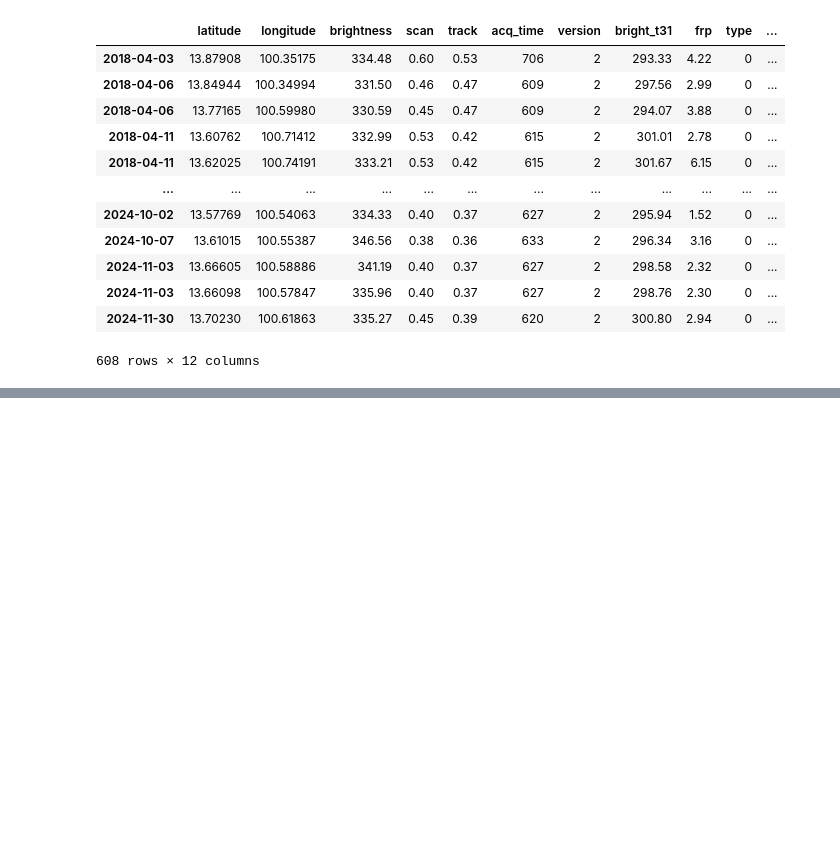
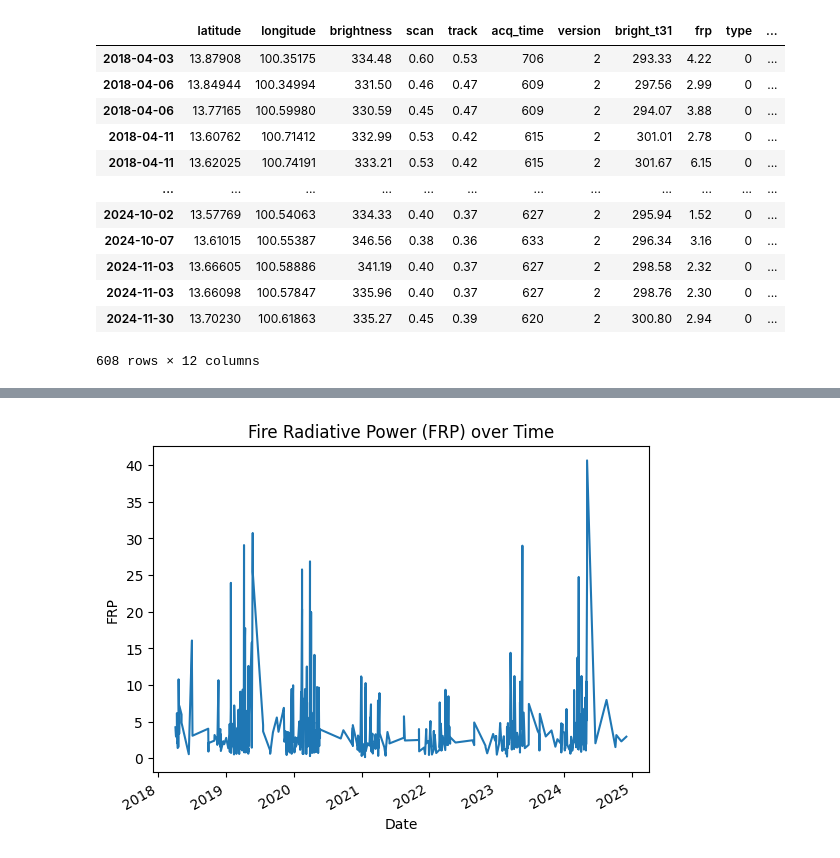
Before and after one commit to smolguyonearth/whoopenthisisgay, a Jupyter notebook: code_poysian/keep/correlation_with_weather.ipynb, the cells around one changed output, grey strips where cells are left out. Drawn from its saved outputs; the diff is of its cells as text; code cells hidden in the pictures; blank space fills up the shorter version.

```diff
--- a/code_poysian/keep/correlation_with_weather.ipynb
+++ b/code_poysian/keep/correlation_with_weather.ipynb
@@ -290,0 +291,9 @@ plt.show()
+# %%
+#plot frp from bkk_fire as time series
+bkk_fire['frp'].plot()
+plt.title('Fire Radiative Power (FRP) over Time')
+plt.xlabel('Date')
+plt.ylabel('FRP')
+plt.show()
+# %% [output]
+[figure, added]
```
Also changed, not shown: parts of 1 cell of this notebook, 2 other files.
